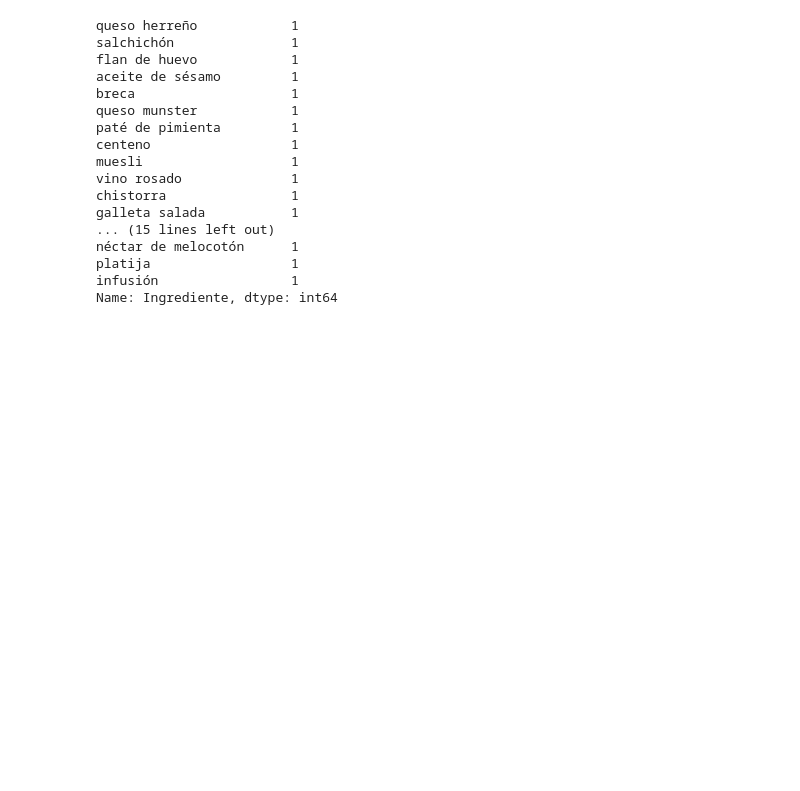
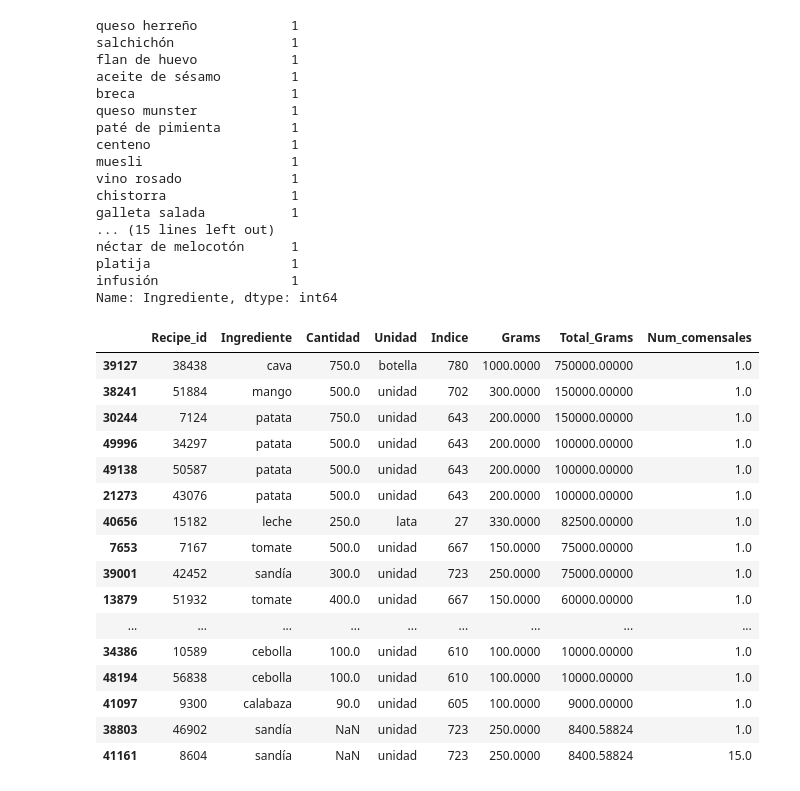
Before and after one commit to Shenia23/mangio, a Jupyter notebook: notebooks/Ingredient_Analysis.ipynb, the cells around one changed output. Saved outputs shown, nothing was run; the diff lists cells and outputs as text; code cells hidden in the pictures; blank space fills up the shorter version.

```diff
--- a/notebooks/Ingredient_Analysis.ipynb
+++ b/notebooks/Ingredient_Analysis.ipynb
@@ -98,3 +98,23 @@ néctar de melocotón      1
 platija                  1
 infusión                 1
 Name: Ingrediente, dtype: int64
+# %%
+ingredients.sort_values(['Total_Grams'], ascending=False)[:30]
+# %% [output]
+|  | Recipe_id | Ingrediente | Cantidad | Unidad | Indice | Grams | Total_Grams | Num_comensales |
+| 39127 | 38438 | cava | 750.0 | botella | 780 | 1000.0000 | 750000.00000 | 1.0 |
+| 38241 | 51884 | mango | 500.0 | unidad | 702 | 300.0000 | 150000.00000 | 1.0 |
+| 30244 | 7124 | patata | 750.0 | unidad | 643 | 200.0000 | 150000.00000 | 1.0 |
+| 49996 | 34297 | patata | 500.0 | unidad | 643 | 200.0000 | 100000.00000 | 1.0 |
+| 49138 | 50587 | patata | 500.0 | unidad | 643 | 200.0000 | 100000.00000 | 1.0 |
+| 21273 | 43076 | patata | 500.0 | unidad | 643 | 200.0000 | 100000.00000 | 1.0 |
+| 40656 | 15182 | leche | 250.0 | lata | 27 | 330.0000 | 82500.00000 | 1.0 |
+| 7653 | 7167 | tomate | 500.0 | unidad | 667 | 150.0000 | 75000.00000 | 1.0 |
+| 39001 | 42452 | sandía | 300.0 | unidad | 723 | 250.0000 | 75000.00000 | 1.0 |
+| 13879 | 51932 | tomate | 400.0 | unidad | 667 | 150.0000 | 60000.00000 | 1.0 |
+| ... | ... | ... | ... | ... | ... | ... | ... | ... |
+| 34386 | 10589 | cebolla | 100.0 | unidad | 610 | 100.0000 | 10000.00000 | 1.0 |
+| 48194 | 56838 | cebolla | 100.0 | unidad | 610 | 100.0000 | 10000.00000 | 1.0 |
+| 41097 | 9300 | calabaza | 90.0 | unidad | 605 | 100.0000 | 9000.00000 | 1.0 |
+| 38803 | 46902 | sandía | NaN | unidad | 723 | 250.0000 | 8400.58824 | 1.0 |
+| 41161 | 8604 | sandía | NaN | unidad | 723 | 250.0000 | 8400.58824 | 15.0 |
```
Also changed, not shown: parts of 8 cells of this notebook, 9 other files.
